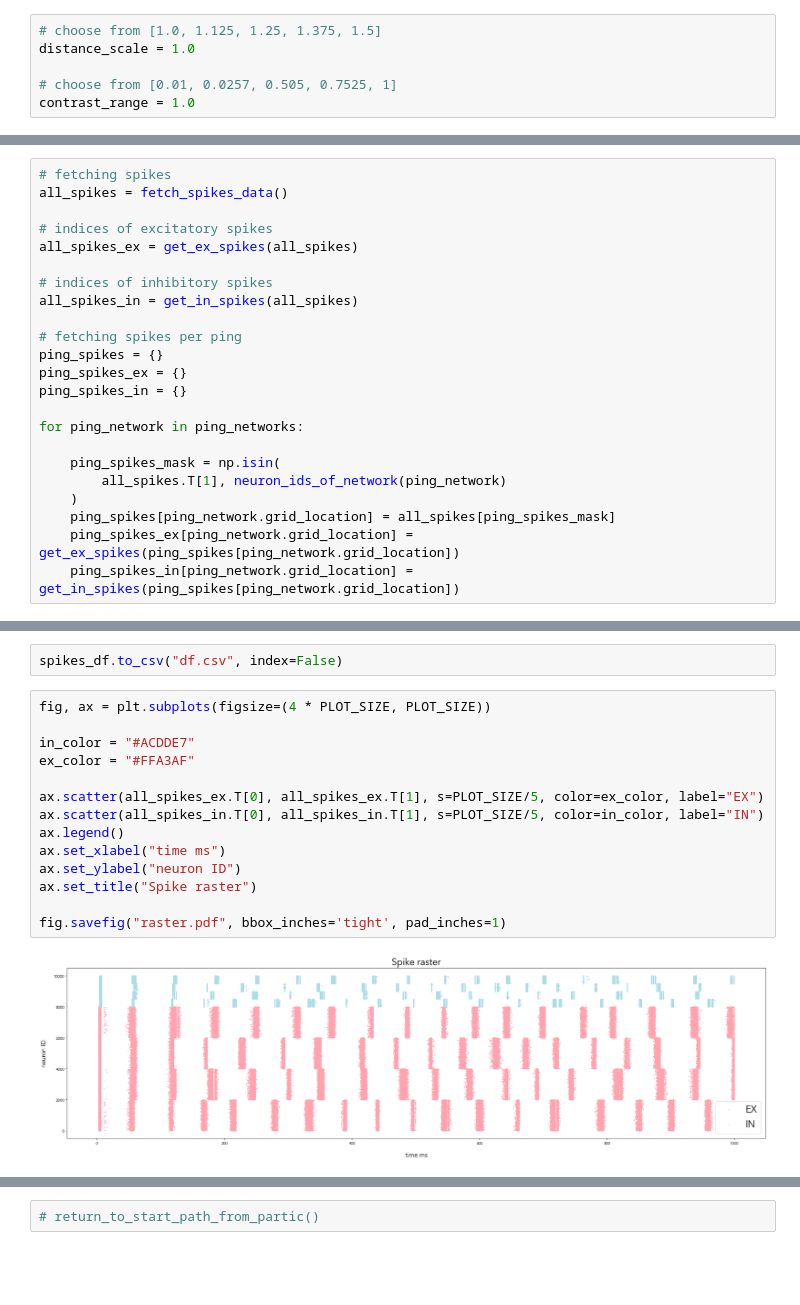
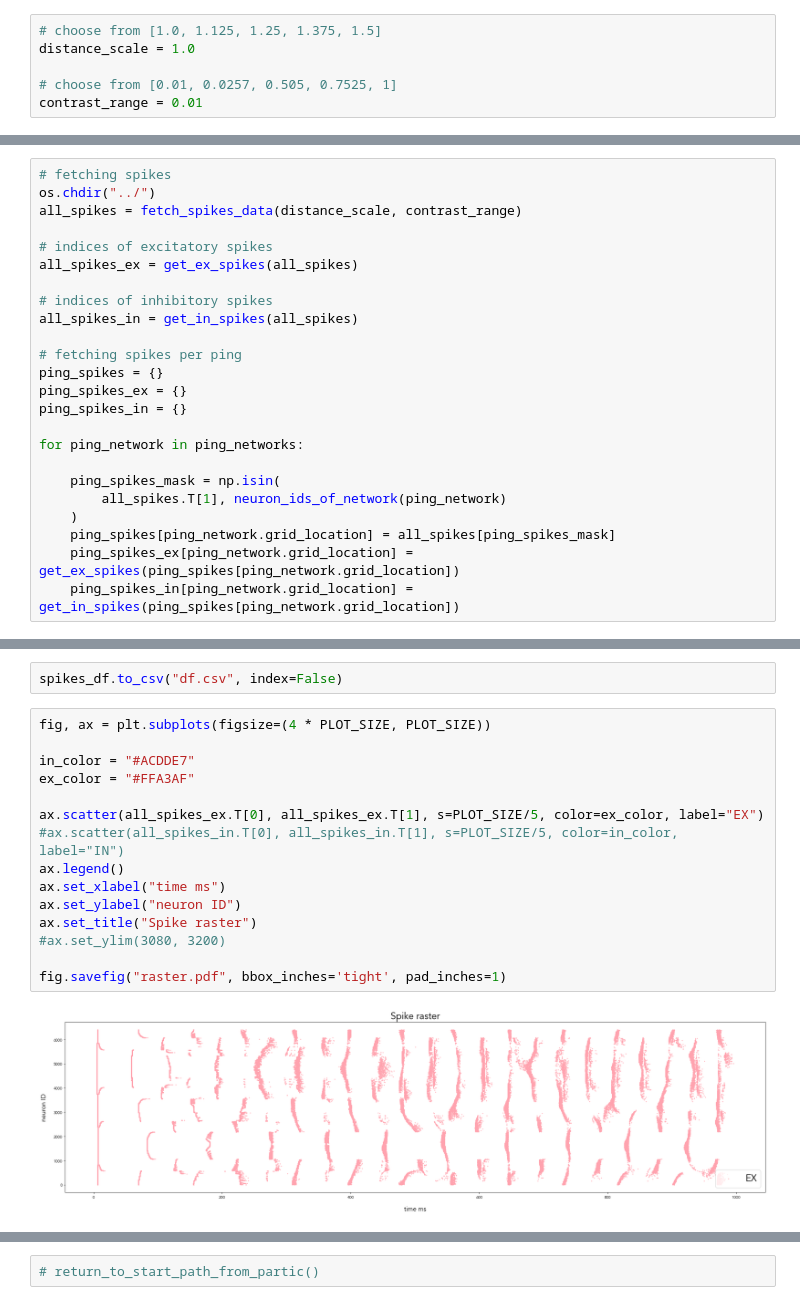
Before and after one commit to thatmariia/grid-ping, a Jupyter notebook: src/main.ipynb, the cells around one changed output, grey strips where cells are left out. Saved outputs shown, nothing was run; the diff lists cells and outputs as text; blank space fills up the shorter version.

```diff
--- a/src/main.ipynb
+++ b/src/main.ipynb
@@ -30,7 +29,7 @@ return_to_start_path_from_general()
 distance_scale = 1.0
 
 # choose from [0.01, 0.0257, 0.505, 0.7525, 1]
-contrast_range = 1.0
+contrast_range = 0.01
 # %%
 cd_partic_plotting_directory(distance_scale, contrast_range)
 # %% [markdown]
@@ -136,6 +114,7 @@ def select_spikes_window(spikes, spikes_ex, spikes_in, window_start, window_end)
 # %%
 # fetching spikes
-all_spikes = fetch_spikes_data()
+os.chdir("../")
+all_spikes = fetch_spikes_data(distance_scale, contrast_range)
 
 # indices of excitatory spikes
 all_spikes_ex = get_ex_spikes(all_spikes)
@@ -255,19 +221,20 @@ spikes_df.to_csv("df.csv", index=False)
 # %%
 fig, ax = plt.subplots(figsize=(4 * PLOT_SIZE, PLOT_SIZE))
 
 in_color = "#ACDDE7"
 ex_color = "#FFA3AF"
 
 ax.scatter(all_spikes_ex.T[0], all_spikes_ex.T[1], s=PLOT_SIZE/5, color=ex_color, label="EX")
-ax.scatter(all_spikes_in.T[0], all_spikes_in.T[1], s=PLOT_SIZE/5, color=in_color, label="IN")
+#ax.scatter(all_spikes_in.T[0], all_spikes_in.T[1], s=PLOT_SIZE/5, color=in_color, label="IN")
 ax.legend()
 ax.set_xlabel("time ms")
 ax.set_ylabel("neuron ID")
 ax.set_title("Spike raster")
+#ax.set_ylim(3080, 3200)
 
 fig.savefig("raster.pdf", bbox_inches='tight', pad_inches=1)
 # %% [output]
-[figure, old version]
+[figure, new version]
 # %%
 from collections import Counter
 from statistics import mean
```
Also changed, not shown: parts of 27 cells of this notebook, 11 other files.
